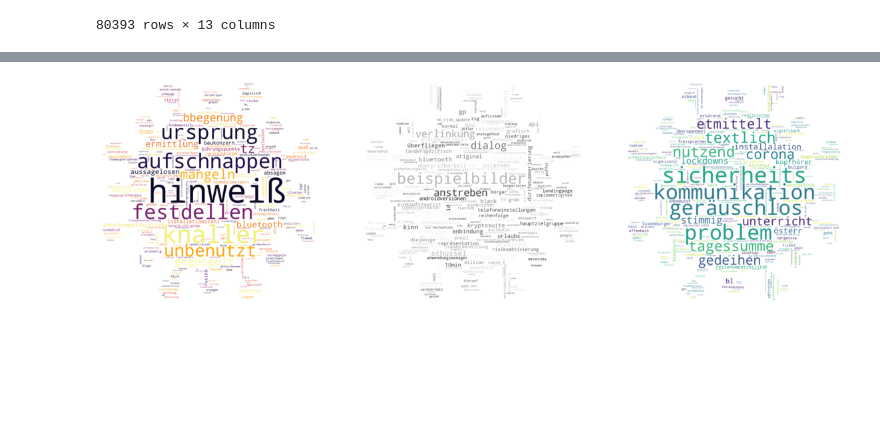
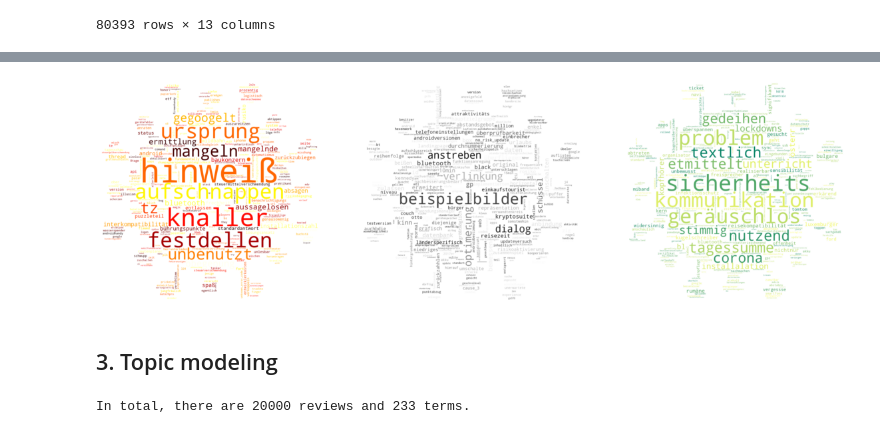
Before and after one commit to nnamliehbes/CoronaWarnApp_Analysis, a Jupyter notebook: corona.ipynb, the cells around one changed output, grey strips where cells are left out. Drawn from its saved outputs; the diff is of its cells as text; code cells hidden in the pictures; blank space fills up the shorter version.

```diff
--- a/corona.ipynb
+++ b/corona.ipynb
@@ -36,5 +36,5 @@ import matplotlib
 import matplotlib.pyplot as plt
 # %%
 #df.to_csv('rki_corona.csv')
-df = pd.read_csv('rki_corona.csv', index_col=[0])
+df = pd.read_csv('google_play_corona_warn_app.csv', index_col=[0])
 # %% [markdown]
@@ -420,68 +351,27 @@ review_bad_unique = matching(review_bad_weight.split(), set_bad)
 review_neutral_unique = matching(review_neutral_weight.split(), set_neutral)
 review_good_unique = matching(review_good_weight.split(), set_good)
 # %%
-## generate word cloud
-# add mask
-play_mask = np.array(Image.open("virus.png"))
-
-# add stop words
-german_stop_words = stopwords.words('german')
-stoplist = list(set(german_stop_words))
-stop_words = ["card", "tag", "card ", "app"] + stoplist
-
-# specify colors
-def bad_color_func(word, font_size, position, orientation, random_state,
-        **kwargs):
-    return "hsl(8, 0%%, %d%%)" % random.randint(60, 100)
-
-# specifiy clouds
-wordcloud_bad = WordCloud(
-            mask = play_mask,
-            width = 1000,
-            height = 1000,
-            background_color ='white',
-            colormap = matplotlib.cm.inferno,
-            collocations = False,
-            stopwords = stop_words,
-            max_words = 300,
-            min_font_size = 5).generate(review_bad_unique)
-
-wordcloud_neutral = WordCloud(
-            mask = play_mask,
-            width = 1000,
-            height = 1000,
-            background_color ='white',
-            colormap = matplotlib.cm.Greys,
-            collocations = False,
-            stopwords = stop_words,
-            max_words = 300,
-            min_font_size = 5).generate(review_neutral_unique)
-
-wordcloud_good = WordCloud(
-            mask = play_mask,
-            width = 1000,
-            height = 1000,
-            background_color ='white',
-            collocations = False,
-            stopwords = stop_words,
-            max_words = 300,
-            min_font_size = 5).generate(review_good_unique)
+wordcloud_bad = wordcloud_spec(review_bad_unique, matplotlib.cm.hot)
+wordcloud_neutral = wordcloud_spec(review_neutral_unique, matplotlib.cm.binary)
+wordcloud_good = wordcloud_spec(review_good_unique, matplotlib.cm.summer)
 
 # plot the WordCloud image
 f = plt.figure(figsize=(20,15))
 
 f.add_subplot(1,3, 1)
 plt.imshow(wordcloud_bad, interpolation = 'bilinear')
 plt.axis("off")
 
 f.add_subplot(1,3, 2)
 plt.imshow(wordcloud_neutral, interpolation = 'bilinear')
 plt.axis("off")
 
 f.add_subplot(1,3, 3)
 plt.imshow(wordcloud_good, interpolation = 'bilinear')
 plt.axis("off")
 
 plt.show()
 # %% [output]
-[figure, old version]
+[figure, new version]
+# %% [markdown]
+## 3. Topic modeling
@@ -487,0 +402,9 @@ plt.show()
+# %%
+fitted_vectorizer = tfidf_vectorizer.fit(df.LemmaReview)
+tfidf_vectorizer_vectors = fitted_vectorizer.transform(df.LemmaReview)
+
+print("In total, there are {} reviews and {} terms.".format(
+    str(tfidf_vectorizer_vectors.shape[0]), str(tfidf_vectorizer_vectors.shape[1])
+))
+# %% [output]
+In total, there are 20000 reviews and 233 terms.
```
Also changed, not shown: parts of 12 cells of this notebook.
